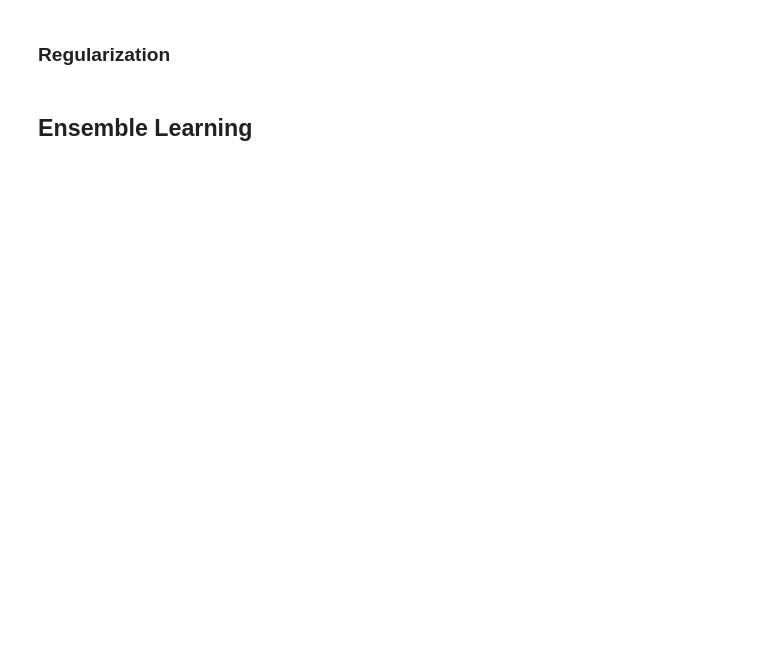
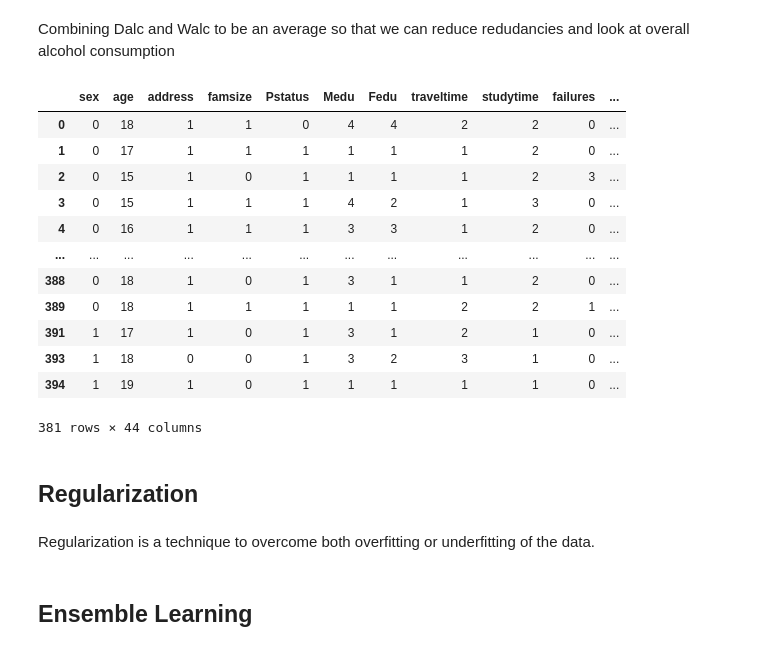
Before and after one commit to nick-kim-96/CS171Project, a Jupyter notebook: W13L2_Sample_Code_Runbook.ipynb, the cells around one changed output. Saved outputs shown, nothing was run; the diff lists cells and outputs as text; code cells hidden in the pictures; blank space fills up the shorter version.

```diff
--- a/W13L2_Sample_Code_Runbook.ipynb
+++ b/W13L2_Sample_Code_Runbook.ipynb
@@ -126,18 +155,13 @@ students.describe()
 # %%
-"""
-
-
-TODO: reword this
-This step we will impute the data by replacing binary columns such as: internet, and sex to have 1's and 0's
-"""
-
-students_numerical = students.copy(deep=True)
-
-students_numerical['internet'] = students_numerical.internet.eq('yes').mul(1)
-students_numerical['romantic'] = students_numerical.romantic.eq('yes').mul(1)
-students_numerical['higher'] = students_numerical.higher.eq('yes').mul(1)
-students_numerical['nursery'] = students_numerical.nursery.eq('yes').mul(1)
-students_numerical['activities'] = students_numerical.activities.eq('yes').mul(1)
-students_numerical['paid'] = students_numerical.paid.eq('yes').mul(1)
-students_numerical['famsup'] = students_numerical.famsup.eq('yes').mul(1)
-students_numerical['sex'] = students_numerical.sex.eq('M').mul(1)
+students['internet'] = students.internet.eq('yes').mul(1)
+students['romantic'] = students.romantic.eq('yes').mul(1)
+students['higher'] = students.higher.eq('yes').mul(1)
+students['nursery'] = students.nursery.eq('yes').mul(1)
+students['activities'] = students.activities.eq('yes').mul(1)
+students['paid'] = students.paid.eq('yes').mul(1)
+students['famsup'] = students.famsup.eq('yes').mul(1)
+students['schoolsup'] = students.schoolsup.eq('yes').mul(1)
+students['sex'] = students.sex.eq('M').mul(1)
+students['address'] = students.address.eq('U').mul(1)
+students['famsize'] = students.famsize.eq('GT3').mul(1)
+students['Pstatus'] = students.Pstatus.eq('T').mul(1)
@@ -293 +186,3 @@ Convert Categorical Varaibles to Dummies to prevent Zero Cell Count Error
+# %%
+students = pd.get_dummies(students, columns = ['school','Mjob','Fjob','reason','guardian'])
 # %% [markdown]
@@ -313,2 +201,23 @@ This step is unnecessary as
+# %% [markdown]
+Combining Dalc and Walc to be an average so that we can reduce redudancies and look at overall alcohol consumption
+# %%
+students['alc'] = students[['Walc', 'Dalc']].mean(axis=1)
+students = students.drop(columns=['Walc', 'Dalc'])
+# %%
+display(students)
+# %% [output]
+|  | sex | age | address | famsize | Pstatus | Medu | Fedu | traveltime | studytime | failures | ... |
+| 0 | 0 | 18 | 1 | 1 | 0 | 4 | 4 | 2 | 2 | 0 | ... |
+| 1 | 0 | 17 | 1 | 1 | 1 | 1 | 1 | 1 | 2 | 0 | ... |
+| 2 | 0 | 15 | 1 | 0 | 1 | 1 | 1 | 1 | 2 | 3 | ... |
+| 3 | 0 | 15 | 1 | 1 | 1 | 4 | 2 | 1 | 3 | 0 | ... |
+| 4 | 0 | 16 | 1 | 1 | 1 | 3 | 3 | 1 | 2 | 0 | ... |
+| ... | ... | ... | ... | ... | ... | ... | ... | ... | ... | ... | ... |
+| 388 | 0 | 18 | 1 | 0 | 1 | 3 | 1 | 1 | 2 | 0 | ... |
+| 389 | 0 | 18 | 1 | 1 | 1 | 1 | 1 | 2 | 2 | 1 | ... |
+| 391 | 1 | 17 | 1 | 0 | 1 | 3 | 1 | 2 | 1 | 0 | ... |
+| 393 | 1 | 18 | 0 | 0 | 1 | 3 | 2 | 3 | 1 | 0 | ... |
+| 394 | 1 | 19 | 1 | 0 | 1 | 1 | 1 | 1 | 1 | 0 | ... |
+381 rows × 44 columns
 # %% [markdown]
-### Regularization
+## Regularization
@@ -319,2 +224,4 @@ Regularization is a technique to overcome both overfitting or underfitting of th
+# %% [markdown]
+Regularization is a technique to overcome both overfitting or underfitting of the data.
 # %% [markdown]
 ## Ensemble Learning
```
Also changed, not shown: parts of 75 cells of this notebook.
